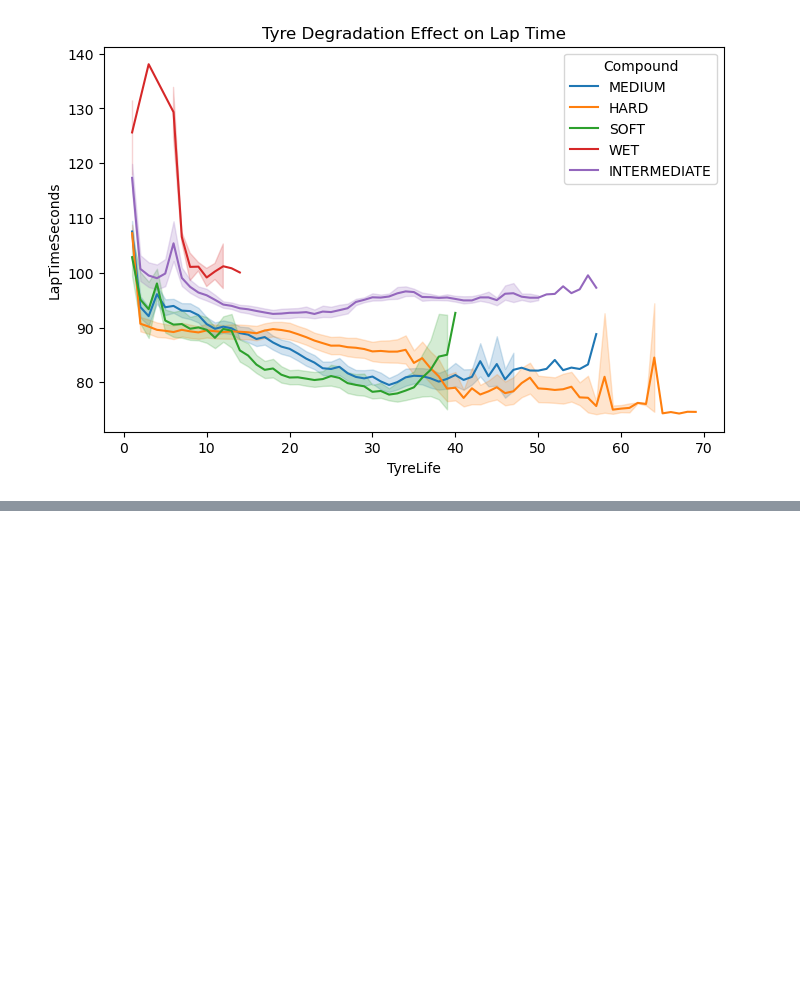
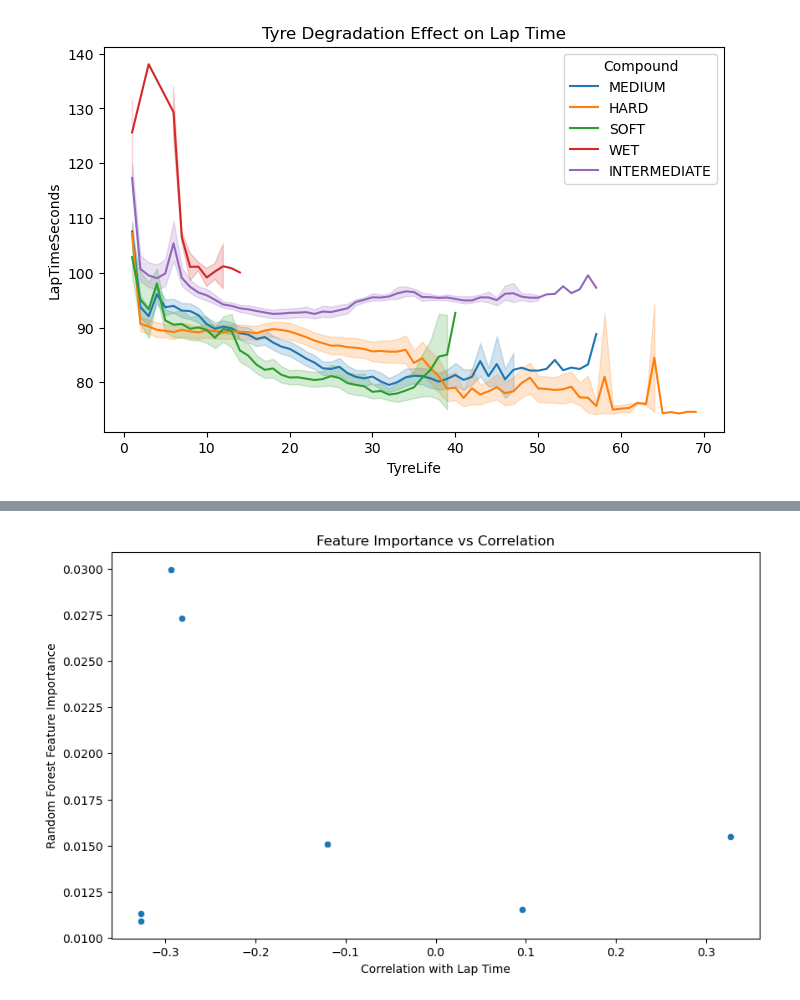
Before and after one commit to Royqlx/F1-Lap-Time-Prediction-using-ML, a Jupyter notebook: prediction.ipynb, the cells around one changed output, grey strips where cells are left out. Saved outputs shown, nothing was run; the diff lists cells and outputs as text; code cells hidden in the pictures; blank space fills up the shorter version.

```diff
--- a/prediction.ipynb
+++ b/prediction.ipynb
@@ -397,0 +499,20 @@ plt.show()
+# %%
+# Extract feature importance from the trained model
+feature_importance = pd.DataFrame({
+    "Feature": X.columns,
+    "ModelImportance": model.feature_importances_
+})
+
+# Get correlation with target variable
+corr_with_target = corr_matrix["LapTimeSeconds"].drop("LapTimeSeconds")
+
+corr_df = corr_with_target.reset_index()
+corr_df.columns = ["Feature","Correlation"]
+
+# Merge both datasets
+comparison_df = pd.merge(feature_importance, corr_df, on="Feature", how="left")
+
+# Sort by importance
+comparison_df = comparison_df.sort_values(by="ModelImportance", ascending=False)
+
+comparison_df.head(10)
@@ -397,0 +531,16 @@ plt.show()
+# %%
+plt.figure(figsize=(10,6))
+
+sns.scatterplot(
+    data=comparison_df,
+    x="Correlation",
+    y="ModelImportance"
+)
+
+plt.title("Feature Importance vs Correlation")
+plt.xlabel("Correlation with Lap Time")
+plt.ylabel("Random Forest Feature Importance")
+
+plt.show()
+# %% [output]
+[figure, added]
```
Also changed, not shown: parts of 28 cells of this notebook.
